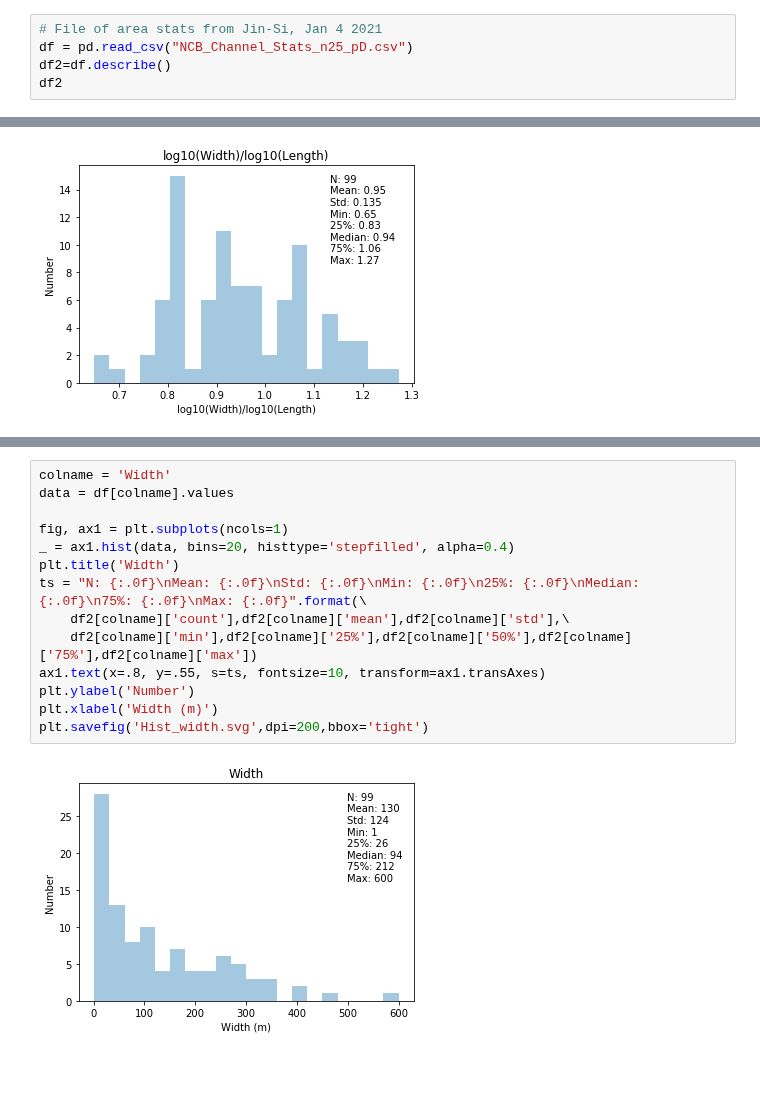
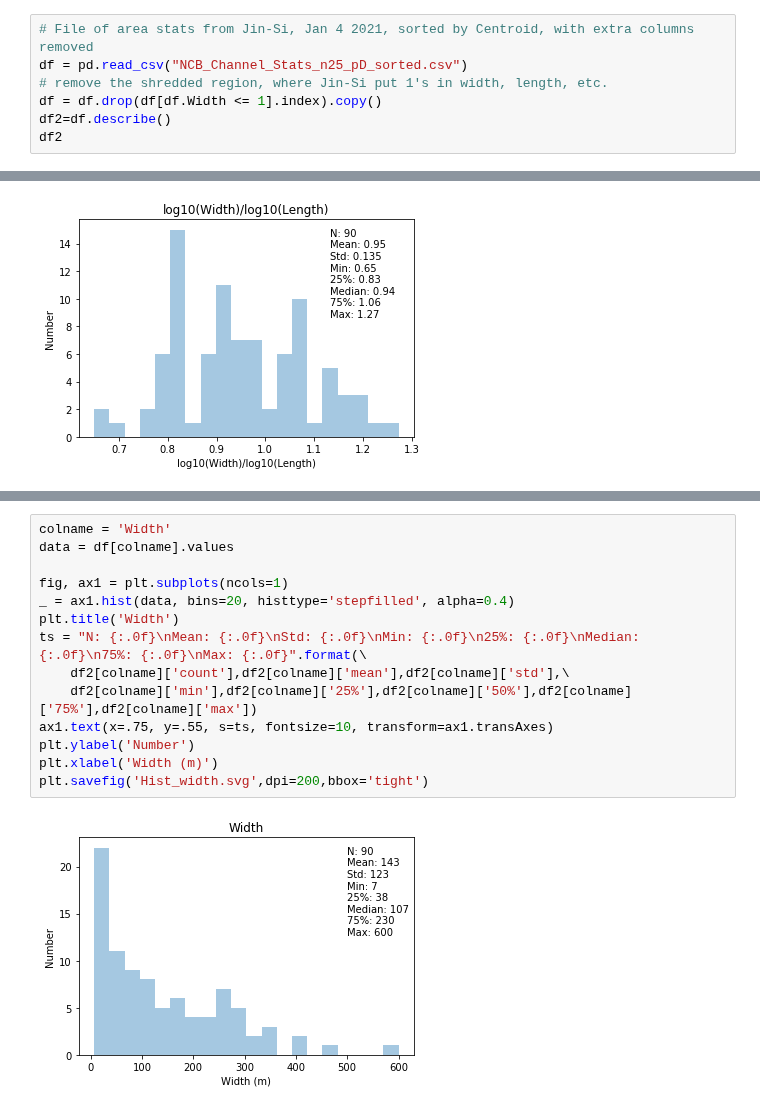
Before and after one commit to csherwood-usgs/CoreBx, a Jupyter notebook: Histogram_area_stats.ipynb, the cells around one changed output, grey strips where cells are left out. Drawn from its saved outputs; the diff is of its cells as text; blank space fills up the shorter version.

Commit message:
updated area histograms

```diff
--- a/Histogram_area_stats.ipynb
+++ b/Histogram_area_stats.ipynb
@@ -6,6 +38,8 @@ import matplotlib.pyplot as plt
 # %%
-# File of area stats from Jin-Si, Jan 4 2021
-df = pd.read_csv("NCB_Channel_Stats_n25_pD.csv")
+# File of area stats from Jin-Si, Jan 4 2021, sorted by Centroid, with extra columns removed
+df = pd.read_csv("NCB_Channel_Stats_n25_pD_sorted.csv")
+# remove the shredded region, where Jin-Si put 1's in width, length, etc.
+df = df.drop(df[df.Width <= 1].index).copy()
 df2=df.describe()
 df2
 # %% [output]
@@ -114,19 +193,19 @@ plt.savefig('Hist_mean_depth.svg',dpi=200,bbox='tight')
 # %%
 colname = 'Width'
 data = df[colname].values
 
 fig, ax1 = plt.subplots(ncols=1)
 _ = ax1.hist(data, bins=20, histtype='stepfilled', alpha=0.4)
 plt.title('Width')
 ts = "N: {:.0f}\nMean: {:.0f}\nStd: {:.0f}\nMin: {:.0f}\n25%: {:.0f}\nMedian: {:.0f}\n75%: {:.0f}\nMax: {:.0f}".format(\
     df2[colname]['count'],df2[colname]['mean'],df2[colname]['std'],\
     df2[colname]['min'],df2[colname]['25%'],df2[colname]['50%'],df2[colname]['75%'],df2[colname]['max'])
-ax1.text(x=.8, y=.55, s=ts, fontsize=10, transform=ax1.transAxes)
+ax1.text(x=.75, y=.55, s=ts, fontsize=10, transform=ax1.transAxes)
 plt.ylabel('Number')
 plt.xlabel('Width (m)')
 plt.savefig('Hist_width.svg',dpi=200,bbox='tight')
 # %% [output]
-[figure, old version]
+[figure, new version]
 # %%
 colname = 'Length'
 data = df[colname].values
```
Also changed, not shown: parts of 14 cells of this notebook, 1 other file.
